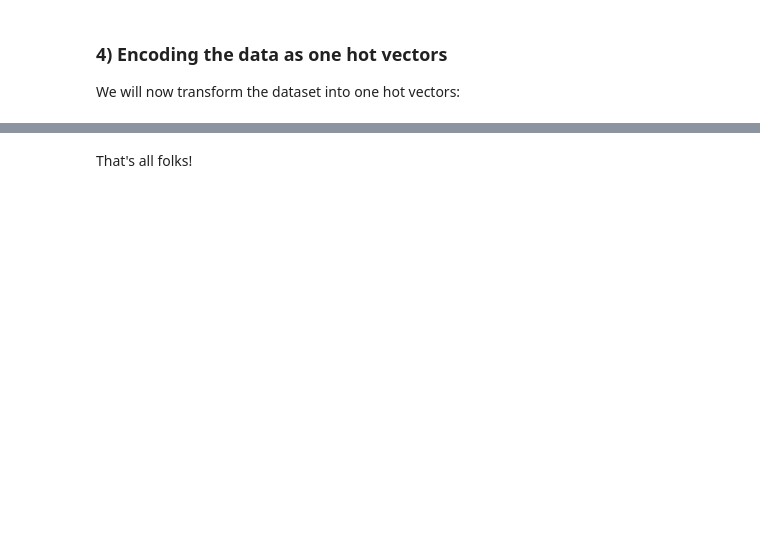
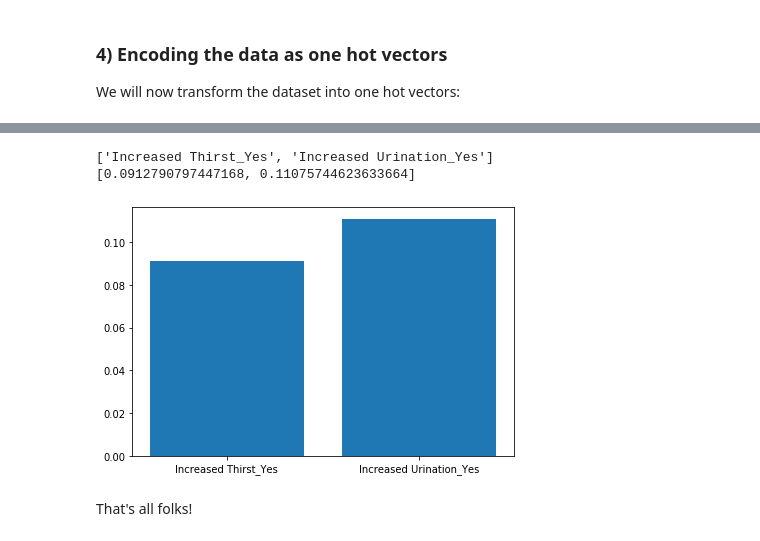
Before and after one commit to mlh-master/hw2_mlh-hadassa-and-sarah, a Jupyter notebook: HW2.ipynb, the cells around one changed output, grey strips where cells are left out. Cells and saved outputs as stored; diff of their text form; code cells hidden in the pictures; blank space fills up the shorter version.

```diff
--- a/HW2.ipynb
+++ b/HW2.ipynb
@@ -140,0 +168,5 @@ here
+# %%
+from sklearn.ensemble import RandomForestClassifier
+best_params = tune_RandForest(kf, bin_Xtrain, bin_ytrain)
+
+print(best_params)
@@ -140,0 +177,14 @@ here
+# %%
+clf = RandomForestClassifier(class_weight='balanced', n_estimators=best_params['Nb_trees'],
+                             criterion=best_params['Criterion'], max_features=best_params['Max_features'],
+                             oob_score=best_params['oob_score']).fit(bin_Xtrain,bin_ytrain.iloc[:,1])
+y_pred = clf.predict(bin_Xtest)
+f1_sc = f1_score(bin_ytest.iloc[:,1], y_pred)
+acc_sc = accuracy_score(bin_ytest.iloc[:,1], y_pred)
+y_pred_prob = clf.predict_proba(bin_Xtest)[:,1]
+auc_sc = roc_auc_score(bin_ytest.iloc[:,1], y_pred_prob)
+log_loss_sc = log_loss(bin_ytest.iloc[:,1], y_pred_prob)
+
+df_scores.loc['Random Forest, on train'] = report_performance(clf,bin_Xtrain, bin_ytrain.iloc[:,1], type_decision='predict_proba')
+df_scores.loc['Random Forest, on test'] = report_performance(clf,bin_Xtest, bin_ytest.iloc[:,1], type_decision='predict_proba')
+print(df_scores.head(4))
@@ -141,2 +203,31 @@ here
+# %%
+from  matplotlib import pyplot as plt
+importance = clf.feature_importances_
+
+# summarize feature importance
+
+df_pvals_labels = list(bin_Xtrain.columns.values)
+
+sorted_labels = [x for _,x in sorted(zip(importance,df_pvals_labels))]
+
+sorted_imp = sorted(importance)
+
+sorted_labels = sorted_labels[30:]
+sorted_imp = sorted_imp[30:]
+print(sorted_labels)
+print(sorted_imp)
+fig = plt.figure()
+ax = fig.add_subplot(111)
+rects1 = ax.bar([x for x in range(len(importance[30:]))], sorted_imp,
+                     align='center', tick_label=sorted_labels)
+#ax.set_xticklabels(sorted_labels, rotation=45 )
+#plt.xticks(rotation=45)
+plt.tight_layout()
+
+plt.show()
+# %% [output]
+['Increased Thirst_Yes', 'Increased Urination_Yes']
+[0.0912790797447168, 0.11075744623633664]
+[figure, added]
 # %% [markdown]
 That's all folks!
```
Also changed, not shown: parts of 12 cells of this notebook.
